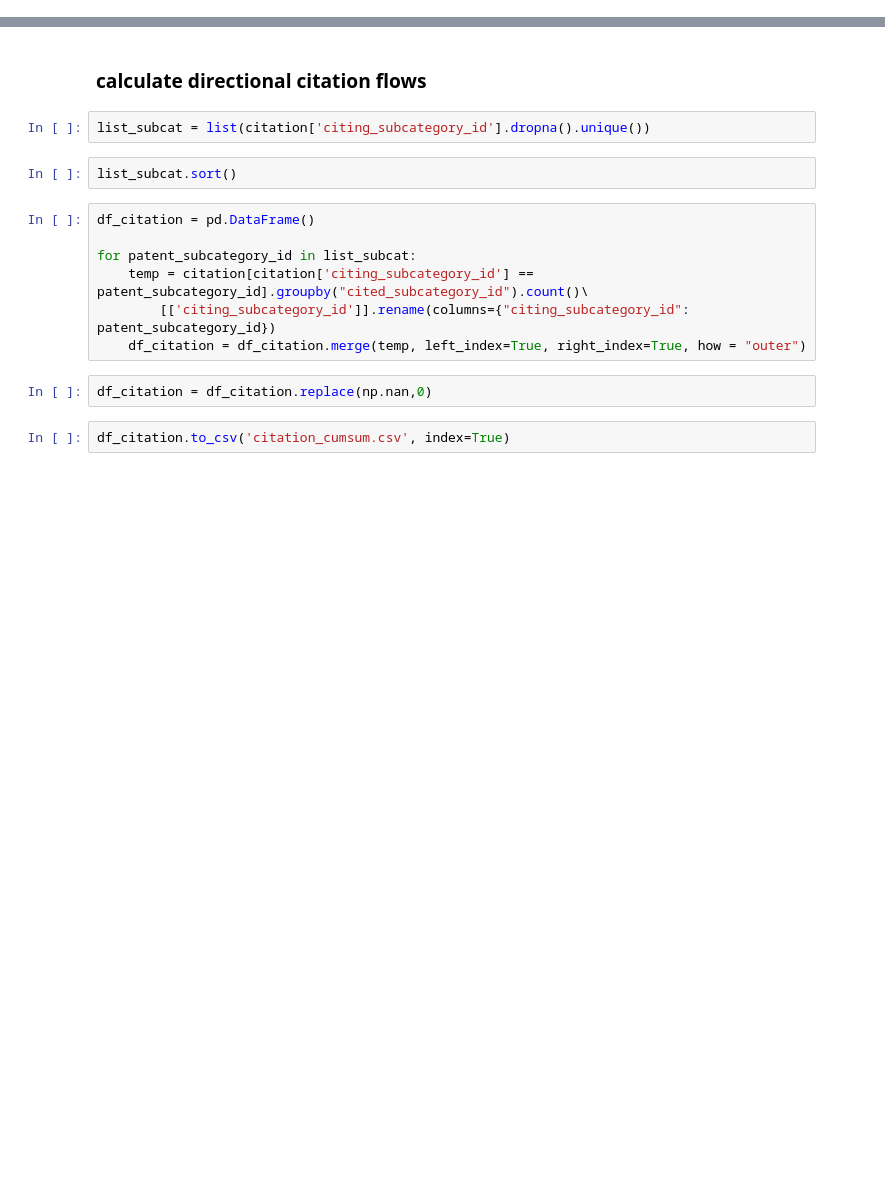
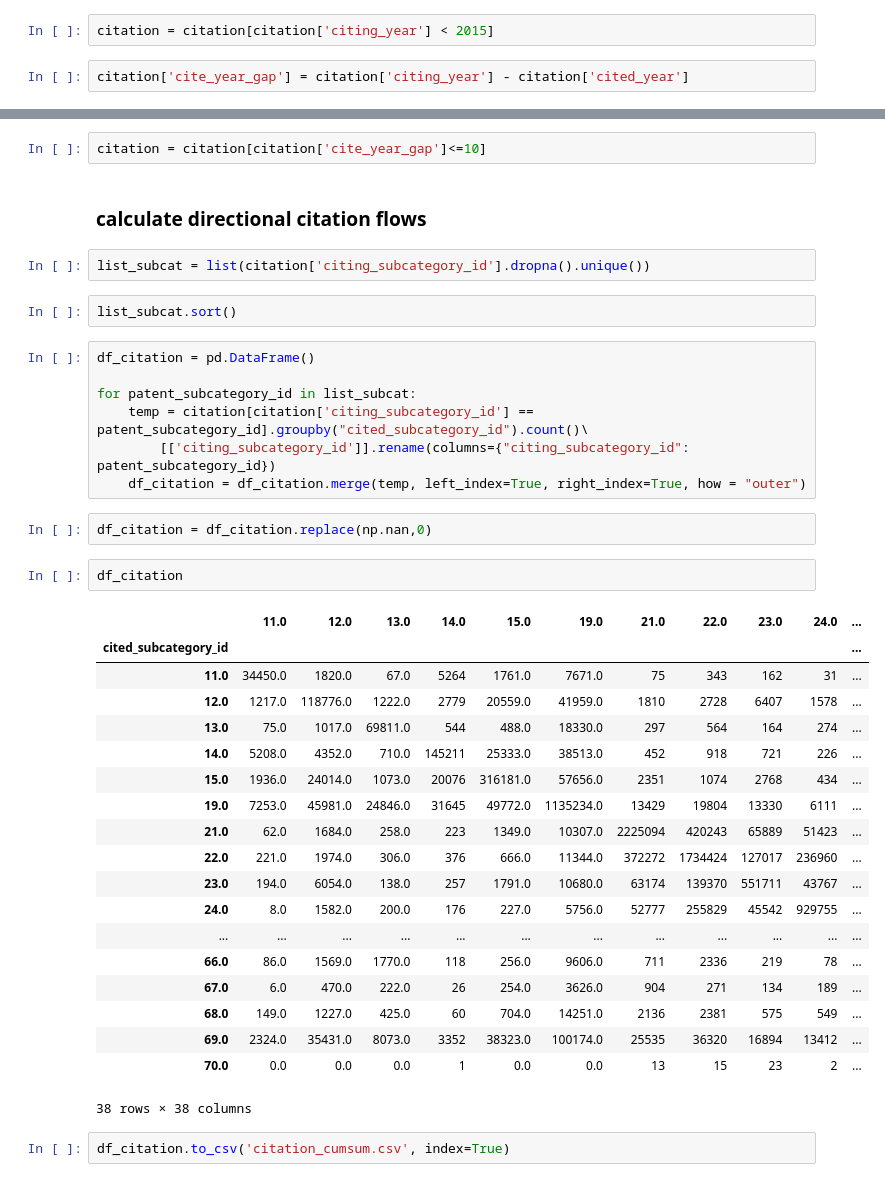
Before and after one commit to yniu87/PatentNetwork, a Jupyter notebook: readin.ipynb, the cells around one changed output, grey strips where cells are left out. Cells and saved outputs as stored; diff of their text form; blank space fills up the shorter version.

```diff
--- a/readin.ipynb
+++ b/readin.ipynb
@@ -353,0 +397,4 @@ citation
+# %%
+citation = citation[citation['citing_year'] < 2015]
+# %%
+citation['cite_year_gap'] = citation['citing_year'] - citation['cited_year']
@@ -354,3 +405,5 @@ citation
+# %%
+citation = citation[citation['cite_year_gap']<=10]
 # %% [markdown]
 ### calculate directional citation flows
 # %%
@@ -366,5 +419,27 @@ for patent_subcategory_id in list_subcat:
     df_citation = df_citation.merge(temp, left_index=True, right_index=True, how = "outer")
 # %%
 df_citation = df_citation.replace(np.nan,0)
+# %%
+df_citation
+# %% [output]
+|  | 11.0 | 12.0 | 13.0 | 14.0 | 15.0 | 19.0 | 21.0 | 22.0 | 23.0 | 24.0 | ... |
+| cited_subcategory_id |  |  |  |  |  |  |  |  |  |  | ... |
+| 11.0 | 34450.0 | 1820.0 | 67.0 | 5264 | 1761.0 | 7671.0 | 75 | 343 | 162 | 31 | ... |
+| 12.0 | 1217.0 | 118776.0 | 1222.0 | 2779 | 20559.0 | 41959.0 | 1810 | 2728 | 6407 | 1578 | ... |
+| 13.0 | 75.0 | 1017.0 | 69811.0 | 544 | 488.0 | 18330.0 | 297 | 564 | 164 | 274 | ... |
+| 14.0 | 5208.0 | 4352.0 | 710.0 | 145211 | 25333.0 | 38513.0 | 452 | 918 | 721 | 226 | ... |
+| 15.0 | 1936.0 | 24014.0 | 1073.0 | 20076 | 316181.0 | 57656.0 | 2351 | 1074 | 2768 | 434 | ... |
+| 19.0 | 7253.0 | 45981.0 | 24846.0 | 31645 | 49772.0 | 1135234.0 | 13429 | 19804 | 13330 | 6111 | ... |
+| 21.0 | 62.0 | 1684.0 | 258.0 | 223 | 1349.0 | 10307.0 | 2225094 | 420243 | 65889 | 51423 | ... |
+| 22.0 | 221.0 | 1974.0 | 306.0 | 376 | 666.0 | 11344.0 | 372272 | 1734424 | 127017 | 236960 | ... |
+| 23.0 | 194.0 | 6054.0 | 138.0 | 257 | 1791.0 | 10680.0 | 63174 | 139370 | 551711 | 43767 | ... |
+| 24.0 | 8.0 | 1582.0 | 200.0 | 176 | 227.0 | 5756.0 | 52777 | 255829 | 45542 | 929755 | ... |
+| ... | ... | ... | ... | ... | ... | ... | ... | ... | ... | ... | ... |
+| 66.0 | 86.0 | 1569.0 | 1770.0 | 118 | 256.0 | 9606.0 | 711 | 2336 | 219 | 78 | ... |
+| 67.0 | 6.0 | 470.0 | 222.0 | 26 | 254.0 | 3626.0 | 904 | 271 | 134 | 189 | ... |
+| 68.0 | 149.0 | 1227.0 | 425.0 | 60 | 704.0 | 14251.0 | 2136 | 2381 | 575 | 549 | ... |
+| 69.0 | 2324.0 | 35431.0 | 8073.0 | 3352 | 38323.0 | 100174.0 | 25535 | 36320 | 16894 | 13412 | ... |
+| 70.0 | 0.0 | 0.0 | 0.0 | 1 | 0.0 | 0.0 | 13 | 15 | 23 | 2 | ... |
+38 rows × 38 columns
 # %%
 df_citation.to_csv('citation_cumsum.csv', index=True)
```
Also changed, not shown: parts of 38 cells of this notebook.
